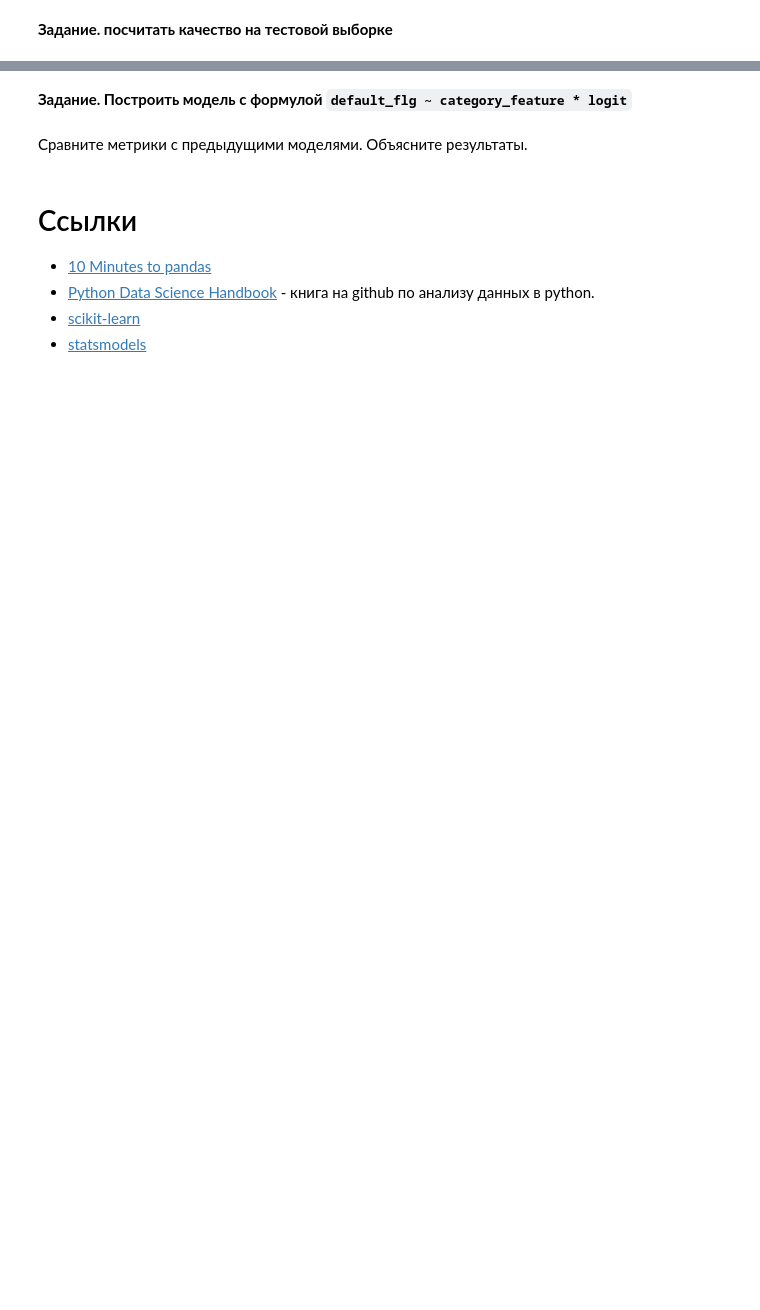
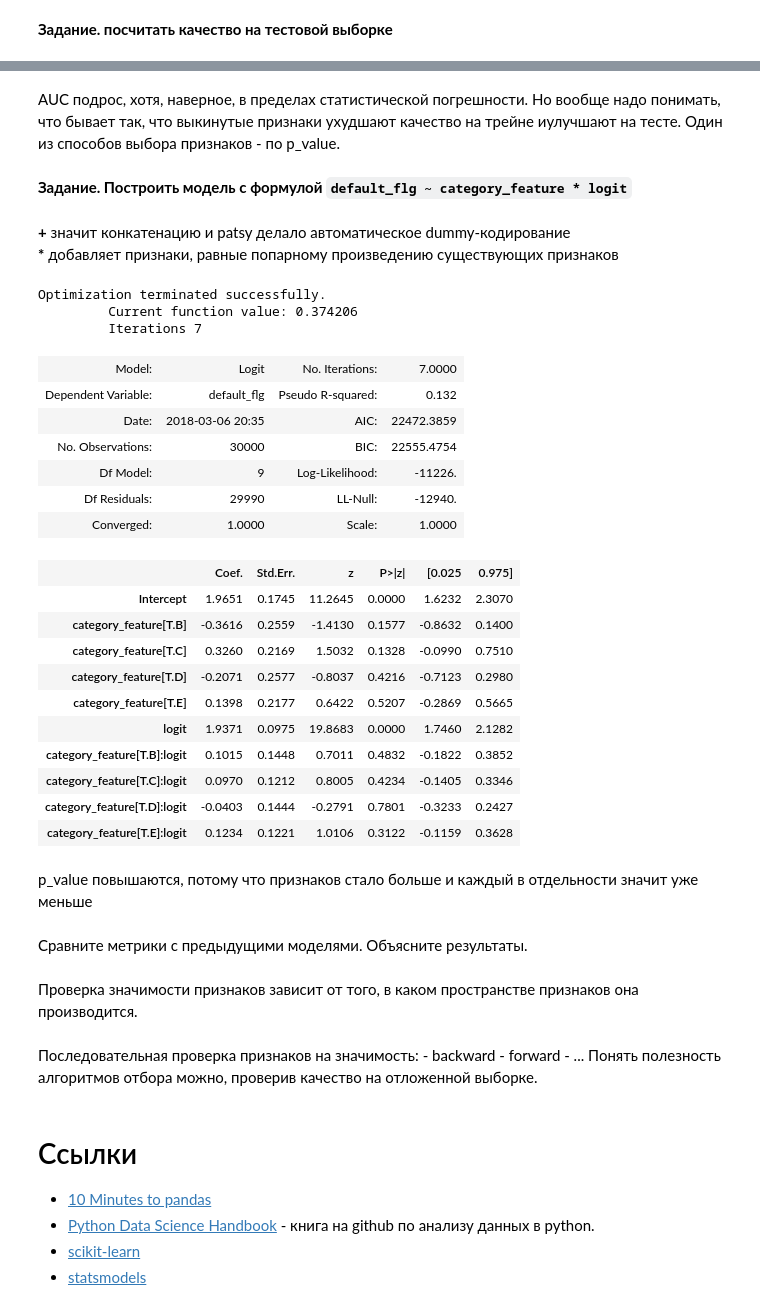
Before and after one commit to NastyaMelnik57/Tinkoff-fintech, a Jupyter notebook: sem1_calibration.ipynb, the cells around one changed output, grey strips where cells are left out. Cells and saved outputs as stored; diff of their text form; code cells hidden in the pictures; blank space fills up the shorter version.

```diff
--- a/sem1_calibration.ipynb
+++ b/sem1_calibration.ipynb
@@ -72,5 +84,5 @@ def sigmoid(x):
 # %%
 # функция, обратная к сигмоидной
 def logit(x):
-    y = -np.log((1-x)/x)
+    y = np.log(x / (1 - x))
     return y
@@ -245,2 +397,4 @@ metrics_test
+# %% [markdown]
+AUC подрос, хотя, наверное, в пределах статистической погрешности. Но вообще надо понимать, что бывает так, что выкинутые признаки ухудшают качество на трейне иулучшают на тесте. Один из способов выбора признаков - по p_value.
 # %% [markdown]
 **Задание. Построить модель с формулой `default_flg ~ category_feature * logit`**
@@ -249,5 +401,48 @@ metrics_test
+# %% [markdown]
+**\+** значит конкатенацию и patsy делало автоматическое dummy-кодирование
+**\*** добавляет признаки, равные попарному произведению существующих признаков
+# %%
+y, X = dmatrices('default_flg ~ category_feature * logit', data=df, return_type='dataframe')
+log_reg_product = sm.Logit(y, X).fit()
+
+add_metrics(metrics, df['default_flg'], log_reg_product.predict(X), 'category_product')
+metrics
+
+log_reg_product.summary2()
+# %% [output]
+Optimization terminated successfully.
+         Current function value: 0.374206
+         Iterations 7
+| Model: | Logit | No. Iterations: | 7.0000 |
+| Dependent Variable: | default_flg | Pseudo R-squared: | 0.132 |
+| Date: | 2018-03-06 20:35 | AIC: | 22472.3859 |
+| No. Observations: | 30000 | BIC: | 22555.4754 |
+| Df Model: | 9 | Log-Likelihood: | -11226. |
+| Df Residuals: | 29990 | LL-Null: | -12940. |
+| Converged: | 1.0000 | Scale: | 1.0000 |
+|  | Coef. | Std.Err. | z | P>|z| | [0.025 | 0.975] |
+| Intercept | 1.9651 | 0.1745 | 11.2645 | 0.0000 | 1.6232 | 2.3070 |
+| category_feature[T.B] | -0.3616 | 0.2559 | -1.4130 | 0.1577 | -0.8632 | 0.1400 |
+| category_feature[T.C] | 0.3260 | 0.2169 | 1.5032 | 0.1328 | -0.0990 | 0.7510 |
+| category_feature[T.D] | -0.2071 | 0.2577 | -0.8037 | 0.4216 | -0.7123 | 0.2980 |
+| category_feature[T.E] | 0.1398 | 0.2177 | 0.6422 | 0.5207 | -0.2869 | 0.5665 |
+| logit | 1.9371 | 0.0975 | 19.8683 | 0.0000 | 1.7460 | 2.1282 |
+| category_feature[T.B]:logit | 0.1015 | 0.1448 | 0.7011 | 0.4832 | -0.1822 | 0.3852 |
+| category_feature[T.C]:logit | 0.0970 | 0.1212 | 0.8005 | 0.4234 | -0.1405 | 0.3346 |
+| category_feature[T.D]:logit | -0.0403 | 0.1444 | -0.2791 | 0.7801 | -0.3233 | 0.2427 |
+| category_feature[T.E]:logit | 0.1234 | 0.1221 | 1.0106 | 0.3122 | -0.1159 | 0.3628 |
+# %% [markdown]
+p_value повышаются, потому что признаков стало больше и каждый в отдельности значит уже меньше
 # %% [markdown]
 Сравните метрики с предыдущими моделями. Объясните результаты.
+# %% [markdown]
+Проверка значимости признаков зависит от того, в каком пространстве признаков она производится.
+# %% [markdown]
+Последовательная проверка признаков на значимость:
+    - backward
+    - forward
+    - ...
+Понять полезность алгоритмов отбора можно, проверив качество на отложенной выборке.
 # %% [markdown]
 # Ссылки
 * [10 Minutes to pandas](http://pandas.pydata.org/pandas-docs/stable/10min.html)
```
Also changed, not shown: parts of 38 cells of this notebook.
